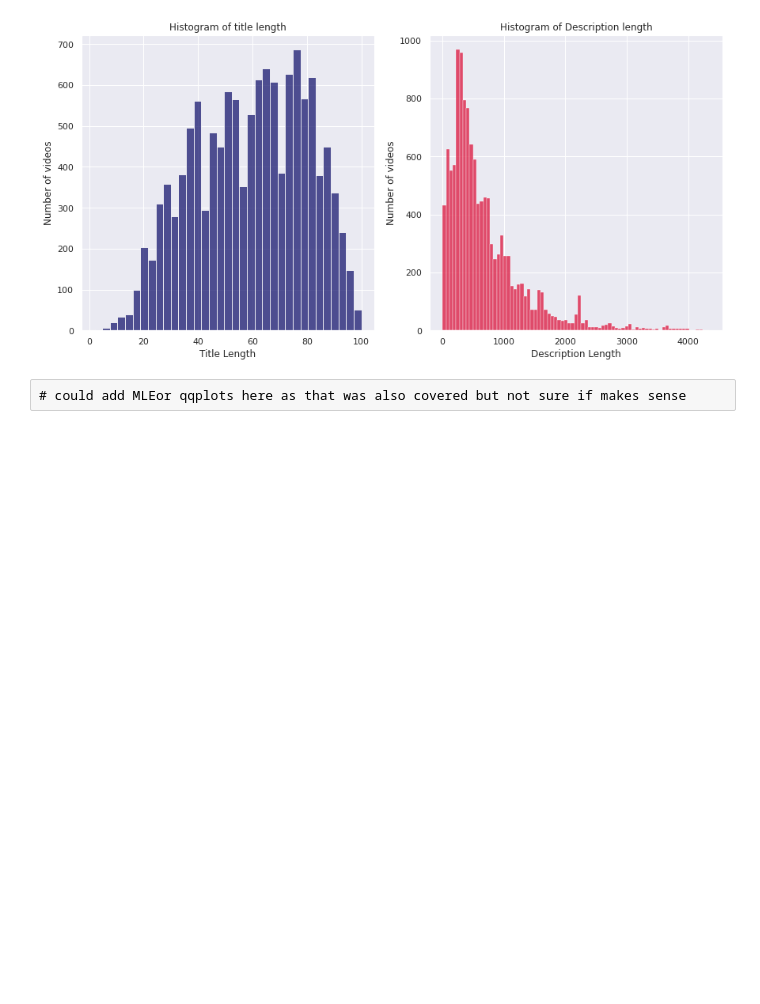
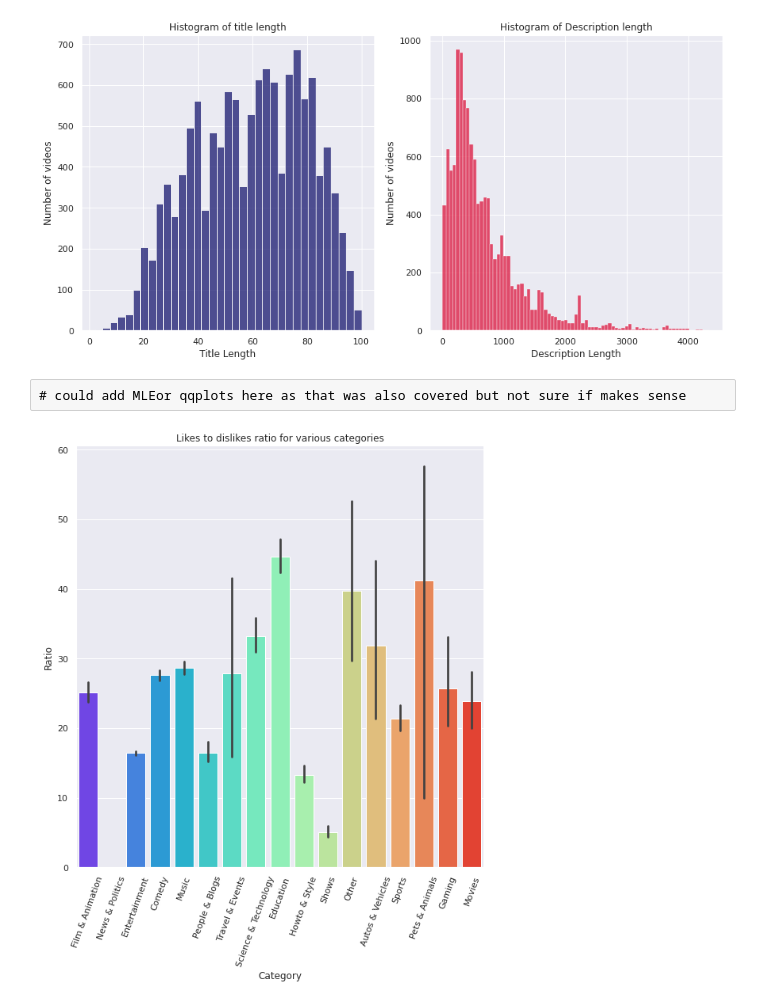
Before and after one commit to Sumeet-Kumar-Mishra/iitb_ds203_project, a Jupyter notebook: EDA.ipynb, the cells around one changed output. Saved outputs shown, nothing was run; the diff lists cells and outputs as text; code cells hidden in the pictures; blank space fills up the shorter version.

```diff
--- a/EDA.ipynb
+++ b/EDA.ipynb
@@ -300,3 +288,13 @@ plt.show()
 [figure]
 # %% [raw]
 # could add MLEor qqplots here as that was also covered but not sure if makes sense
+# %%
+df["l_dl_ratio"]=df["likes"]/df["dislikes"]
+# %%
+sns.set(rc={'figure.figsize':(15,15)})
+sns.catplot(x="category_id", y="l_dl_ratio", kind = 'bar', data=df, palette = "rainbow", height=8)
+plt.xticks(rotation="70")
+set_labels("Likes to dislikes ratio for various categories", "Category", "Ratio")
+plt.show()
+# %% [output]
+[figure, added]
```
Also changed, not shown: parts of 8 cells of this notebook, 1 other file.
